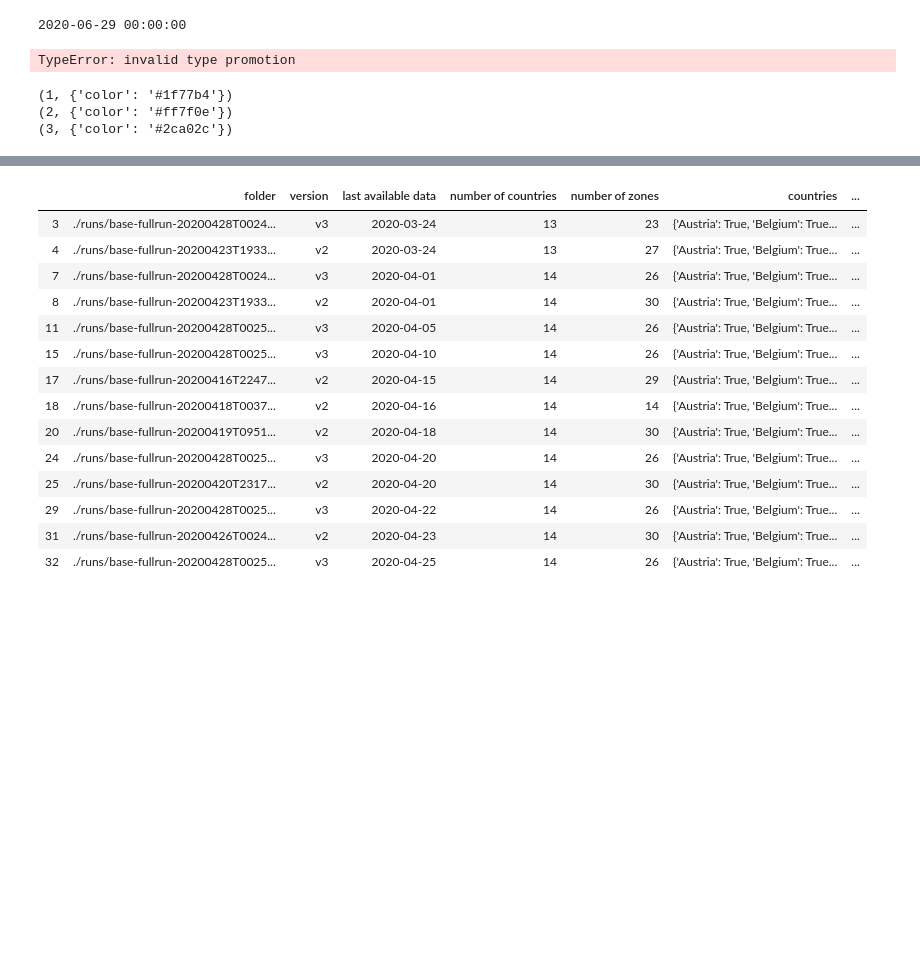
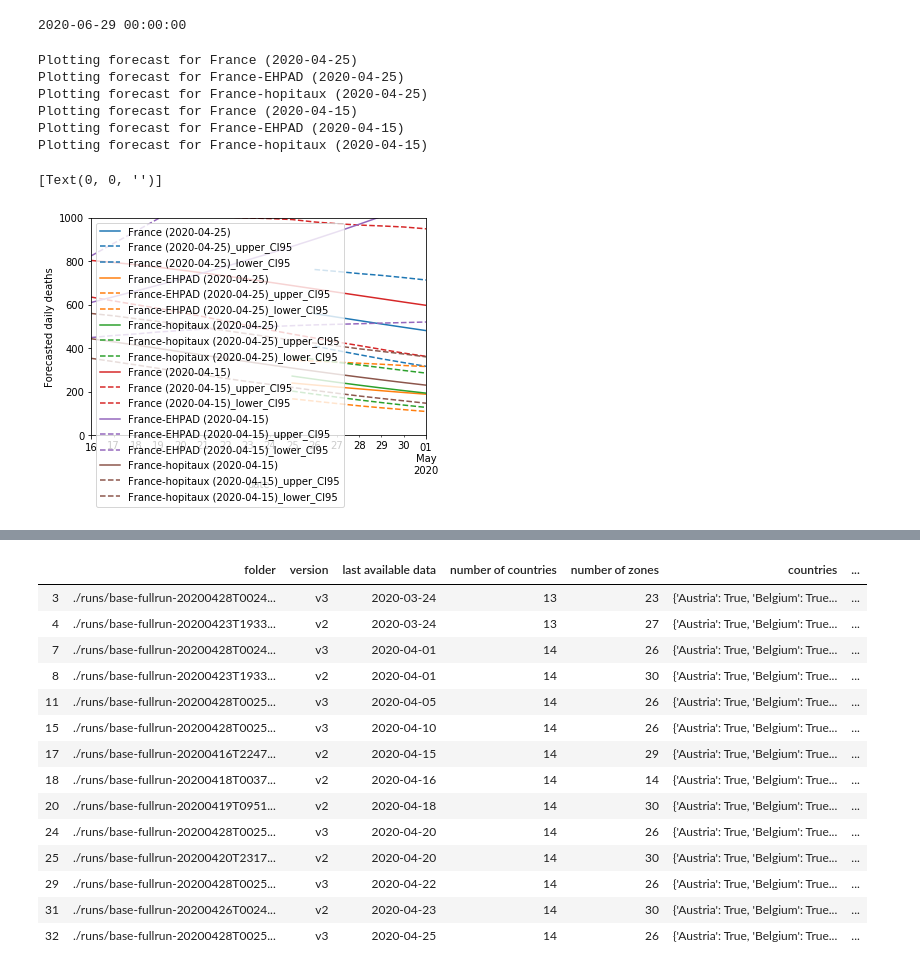
Before and after one commit to payoto/covid19model-fr-regions-results, a Jupyter notebook: data_load.ipynb, the cells around one changed output, grey strips where cells are left out. Drawn from its saved outputs; the diff is of its cells as text; code cells hidden in the pictures; blank space fills up the shorter version.

Commit message:
Improve default legend labels and colour scheeming.

```diff
--- a/data_load.ipynb
+++ b/data_load.ipynb
@@ -183,17 +143,15 @@ print(x_max)
 2020-06-29 00:00:00
 # %%
 country_list = ["France", "France-EHPAD", "France-hopitaux"]
-ax_forecast = plot_forecast_countries_test(forecast_df, country_list,max_date=None)
-ax_forecast = plot_forecast_countries_test(analysis_set_france.loc[17,:]["data"].data["forecasting"], country_list,max_date='2020-05-01', ax=ax_forecast)
-ax_forecast.get_xlim()
+ax_forecast = plot_forecast_countries(forecast_df, country_list,max_date=None)
+ax_forecast = plot_forecast_countries(analysis_set_france.loc[17,:]["data"].data["forecasting"], country_list,max_date='2020-05-01', ax=ax_forecast)
+ax_forecast.set_ylim(0, 1000)
 # %% [output]
-TypeError: invalid type promotion
+Plotting forecast for France (2020-04-25)
+Plotting forecast for France-EHPAD (2020-04-25)
+Plotting forecast for France-hopitaux (2020-04-25)
+Plotting forecast for France (2020-04-15)
+Plotting forecast for France-EHPAD (2020-04-15)
+Plotting forecast for France-hopitaux (2020-04-15)
+[Text(0, 0, '')]
+[figure, added]
-# %%
-cycle = plt.rcParams['axes.prop_cycle']
-l = [1, 2 , 3]
-for c in zip(l,cycle):
-    print(c)
-# %% [output]
-(1, {'color': '#1f77b4'})
-(2, {'color': '#ff7f0e'})
-(3, {'color': '#2ca02c'})
```
Also changed, not shown: parts of 4 cells of this notebook, 1 other file.
